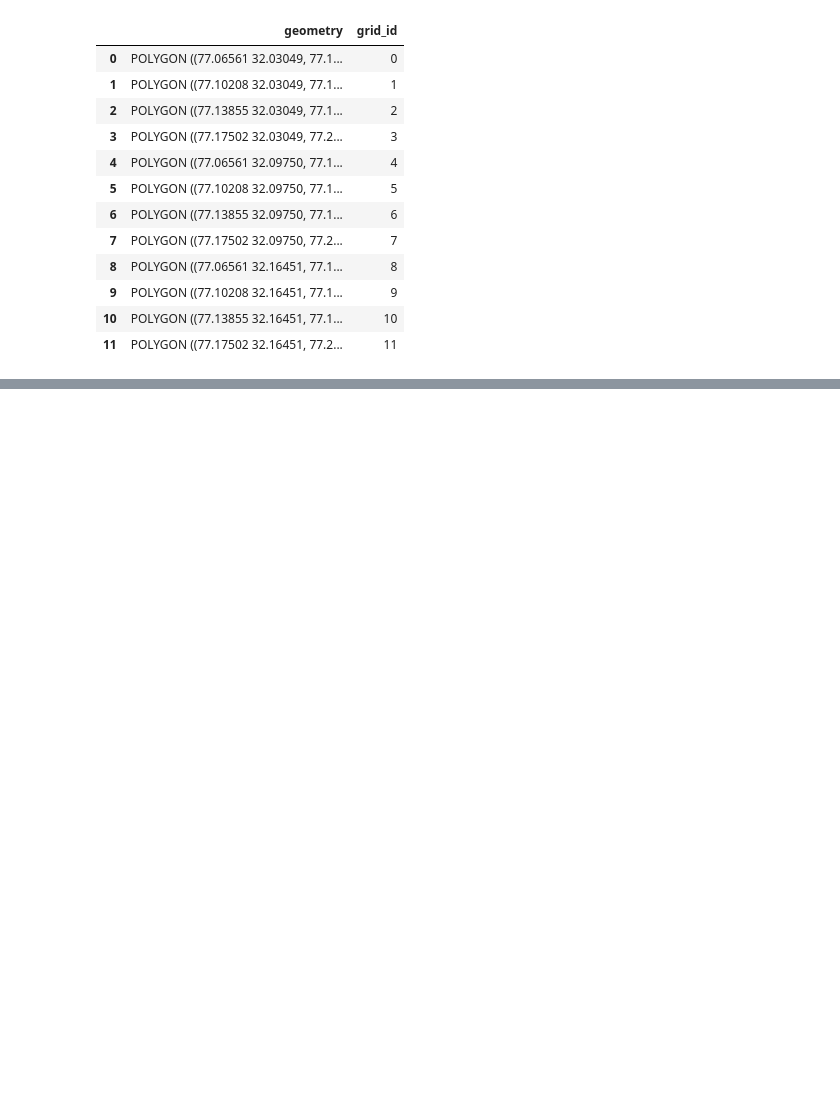
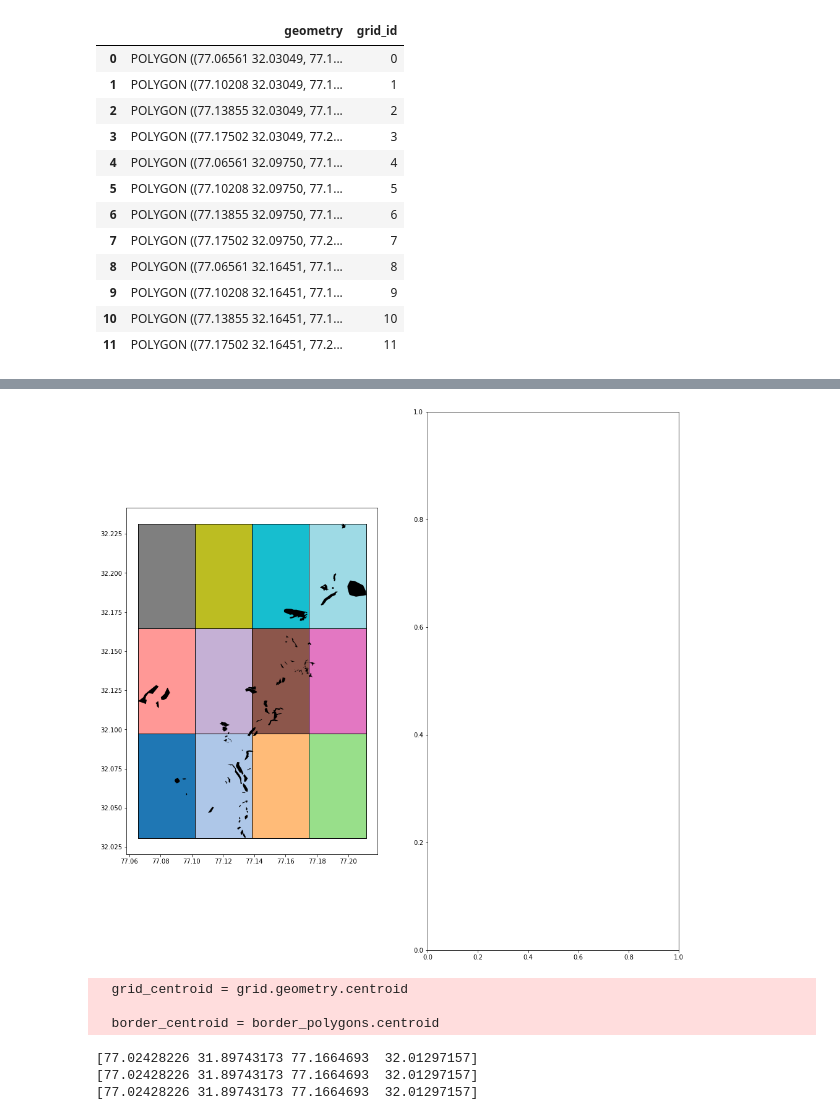
Before and after one commit to YourVirtualColdChainAssistant/MLsat-cropland-himachal, a Jupyter notebook: notebooks/spatial_cv.ipynb, the cells around one changed output, grey strips where cells are left out. Drawn from its saved outputs; the diff is of its cells as text; code cells hidden in the pictures; blank space fills up the shorter version.

```diff
--- a/notebooks/spatial_cv.ipynb
+++ b/notebooks/spatial_cv.ipynb
@@ -1541,13 +1641,15 @@ blocks
 # %%
 f, ax = plt.subplots(1,2, figsize=(16,16))
 
 blocks.plot(column='grid_id', edgecolor='black', cmap='tab20',ax=ax[0])
 
 # hexgrid = construct_blocks(XYs, tiles_x=5, tiles_y=2,
 #                  method='random', n_sims=10, data=X[:100],
 #                  n_groups=5, shape='hex')
 # hexgrid.plot(column='grid_id', cmap='tab20c',ax=ax[1], edgecolor='black')
 
 non_crops_shp.plot(ax=ax[0], color='black', aspect=1)
-ax[0].axis('off'), ax[1].axis('off')
+# ax[0].axis('off'), ax[1].axis('off')
 plt.show()
+# %% [output]
+[figure, added]
@@ -1553,0 +1661,6 @@ plt.show()
+# %%
+features = assign_polygons_to_grid(polygons, grid)
+# %% [output]
+  grid_centroid = grid.geometry.centroid
+
+  border_centroid = border_polygons.centroid
@@ -1553,0 +1699,11 @@ plt.show()
+# %%
+polygons_gpd = gpd.GeoDataFrame([shape(poly) for poly in test_features], columns=['geometry'])
+grid_all = construct_grid(polygons_gpd, tiles_x=4, tiles_y=4, shape='square')
+grid_all['grid_id'] = grid_all.index
+polygons_gpd = assign_polygons_to_grid(polygons_gpd, grid_all)
+grid_valid = grid_all.loc[sorted(polygons_gpd.grid_id.unique().astype(int)), :].reset_index(drop=True)
+grid_valid = grid_valid.rename(columns={'grid_id': 'grid_id_valid'})
+# %% [output]
+[77.02428226 31.89743173 77.1664693  32.01297157]
+[77.02428226 31.89743173 77.1664693  32.01297157]
+[77.02428226 31.89743173 77.1664693  32.01297157]
```
Also changed, not shown: parts of 102 cells of this notebook, 27 other files.
